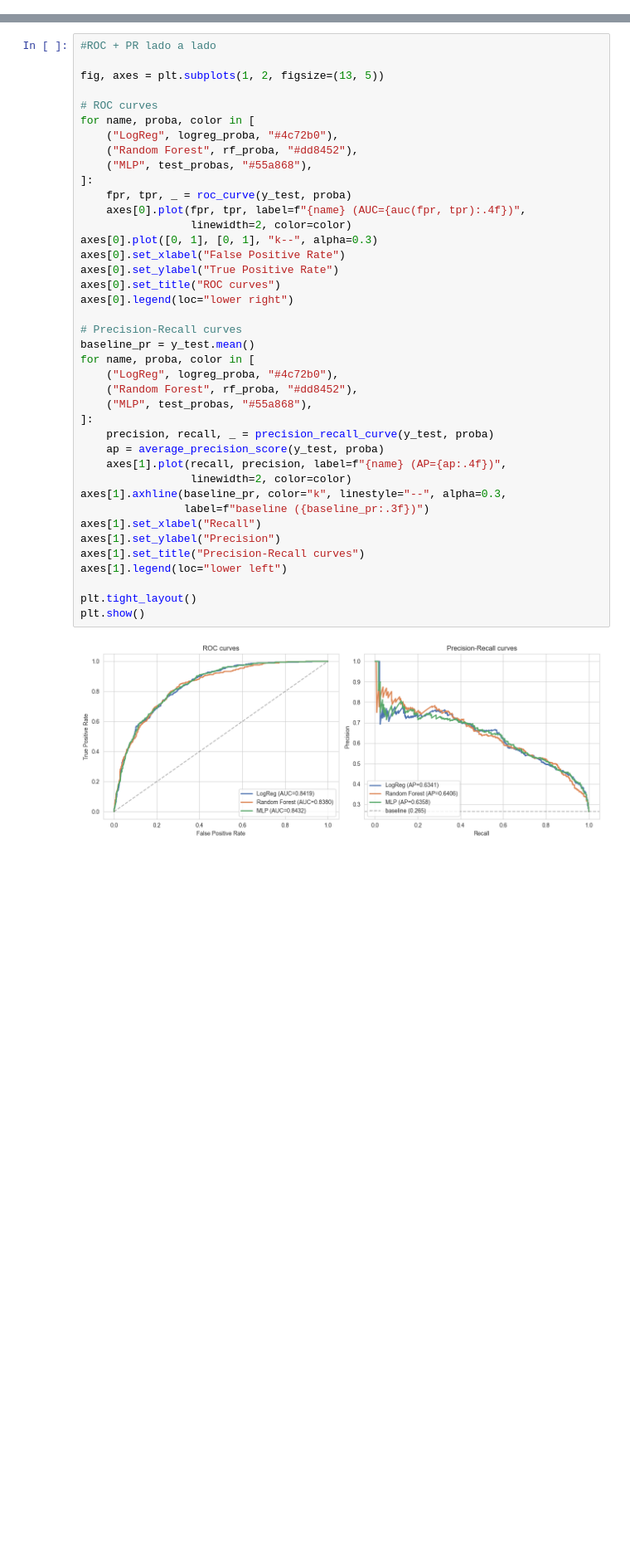
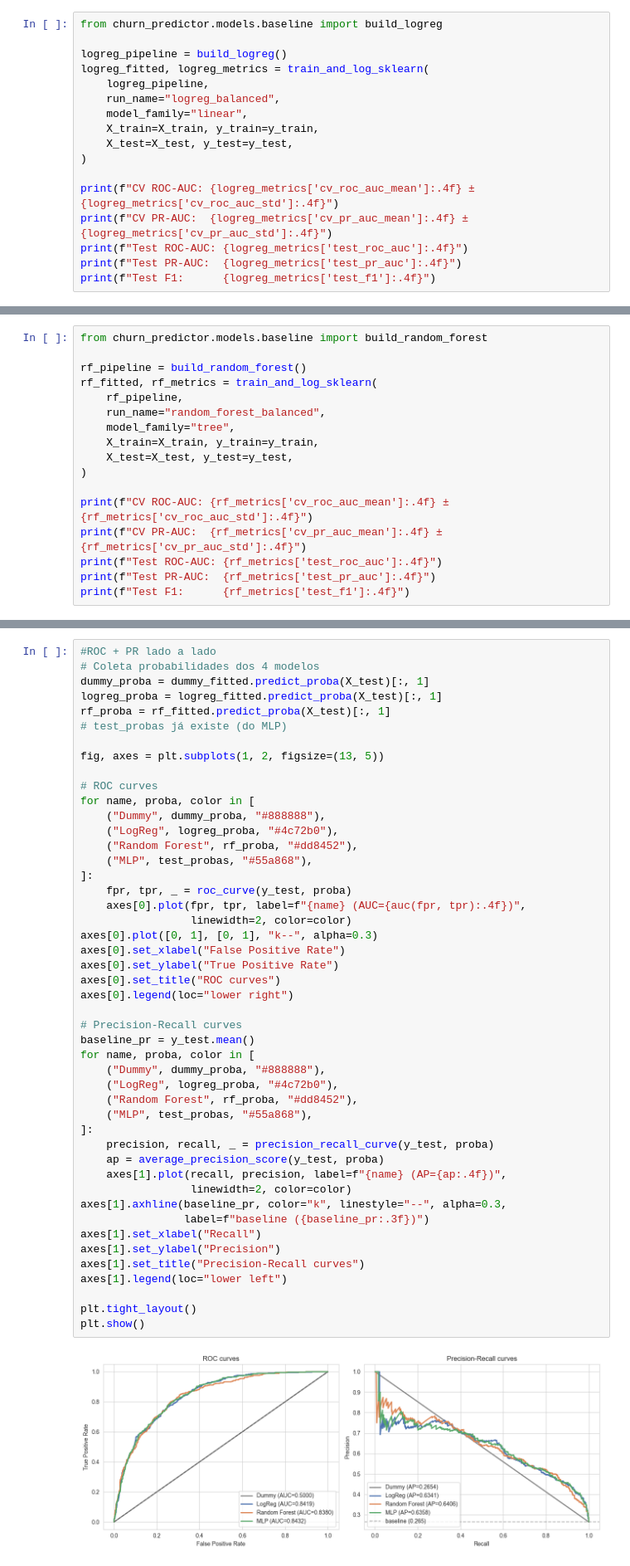
Before and after one commit to RaphaelLima89/fiap_tc01_churn, a Jupyter notebook: notebooks/02_modelos.ipynb, the cells around one changed output, grey strips where cells are left out. Shown at 83% size. Drawn from its saved outputs; the diff is of its cells as text; blank space fills up the shorter version.

Commit message:
feat(notebook): MLflow tracking, CV estratificada, Dummy e análise de custo

```diff
--- a/notebooks/02_modelos.ipynb
+++ b/notebooks/02_modelos.ipynb
@@ -163,0 +216,17 @@ Vamos ver se o MLP consegue superar esse patamar.
+# %%
+from churn_predictor.models.baseline import build_logreg
+
+logreg_pipeline = build_logreg()
+logreg_fitted, logreg_metrics = train_and_log_sklearn(
+    logreg_pipeline,
+    run_name="logreg_balanced",
+    model_family="linear",
+    X_train=X_train, y_train=y_train,
+    X_test=X_test, y_test=y_test,
+)
+
+print(f"CV ROC-AUC: {logreg_metrics['cv_roc_auc_mean']:.4f} ± {logreg_metrics['cv_roc_auc_std']:.4f}")
+print(f"CV PR-AUC:  {logreg_metrics['cv_pr_auc_mean']:.4f} ± {logreg_metrics['cv_pr_auc_std']:.4f}")
+print(f"Test ROC-AUC: {logreg_metrics['test_roc_auc']:.4f}")
+print(f"Test PR-AUC:  {logreg_metrics['test_pr_auc']:.4f}")
+print(f"Test F1:      {logreg_metrics['test_f1']:.4f}")
@@ -163,0 +246,17 @@ Vamos ver se o MLP consegue superar esse patamar.
+# %%
+from churn_predictor.models.baseline import build_random_forest
+
+rf_pipeline = build_random_forest()
+rf_fitted, rf_metrics = train_and_log_sklearn(
+    rf_pipeline,
+    run_name="random_forest_balanced",
+    model_family="tree",
+    X_train=X_train, y_train=y_train,
+    X_test=X_test, y_test=y_test,
+)
+
+print(f"CV ROC-AUC: {rf_metrics['cv_roc_auc_mean']:.4f} ± {rf_metrics['cv_roc_auc_std']:.4f}")
+print(f"CV PR-AUC:  {rf_metrics['cv_pr_auc_mean']:.4f} ± {rf_metrics['cv_pr_auc_std']:.4f}")
+print(f"Test ROC-AUC: {rf_metrics['test_roc_auc']:.4f}")
+print(f"Test PR-AUC:  {rf_metrics['test_pr_auc']:.4f}")
+print(f"Test F1:      {rf_metrics['test_f1']:.4f}")
@@ -406,11 +595,17 @@ comparison.set_index("model")
 | mlp | 0.8432 | 0.6358 | 0.6255 |
 # %%
 #ROC + PR lado a lado
+# Coleta probabilidades dos 4 modelos
+dummy_proba = dummy_fitted.predict_proba(X_test)[:, 1]
+logreg_proba = logreg_fitted.predict_proba(X_test)[:, 1]
+rf_proba = rf_fitted.predict_proba(X_test)[:, 1]
+# test_probas já existe (do MLP)
 
 fig, axes = plt.subplots(1, 2, figsize=(13, 5))
 
 # ROC curves
 for name, proba, color in [
+    ("Dummy", dummy_proba, "#888888"),
     ("LogReg", logreg_proba, "#4c72b0"),
     ("Random Forest", rf_proba, "#dd8452"),
     ("MLP", test_probas, "#55a868"),
@@ -418,34 +613,35 @@ for name, proba, color in [
     fpr, tpr, _ = roc_curve(y_test, proba)
     axes[0].plot(fpr, tpr, label=f"{name} (AUC={auc(fpr, tpr):.4f})",
                  linewidth=2, color=color)
 axes[0].plot([0, 1], [0, 1], "k--", alpha=0.3)
 axes[0].set_xlabel("False Positive Rate")
 axes[0].set_ylabel("True Positive Rate")
 axes[0].set_title("ROC curves")
 axes[0].legend(loc="lower right")
 
 # Precision-Recall curves
 baseline_pr = y_test.mean()
 for name, proba, color in [
+    ("Dummy", dummy_proba, "#888888"),
     ("LogReg", logreg_proba, "#4c72b0"),
     ("Random Forest", rf_proba, "#dd8452"),
     ("MLP", test_probas, "#55a868"),
 ]:
     precision, recall, _ = precision_recall_curve(y_test, proba)
     ap = average_precision_score(y_test, proba)
     axes[1].plot(recall, precision, label=f"{name} (AP={ap:.4f})",
                  linewidth=2, color=color)
 axes[1].axhline(baseline_pr, color="k", linestyle="--", alpha=0.3,
                 label=f"baseline ({baseline_pr:.3f})")
 axes[1].set_xlabel("Recall")
 axes[1].set_ylabel("Precision")
 axes[1].set_title("Precision-Recall curves")
 axes[1].legend(loc="lower left")
 
 plt.tight_layout()
 plt.show()
 # %% [output]
-[figure, old version]
+[figure, new version]
 # %% [markdown]
 ## 6. Persistência do modelo vencedor
 
```
Also changed, not shown: parts of 34 cells of this notebook.
